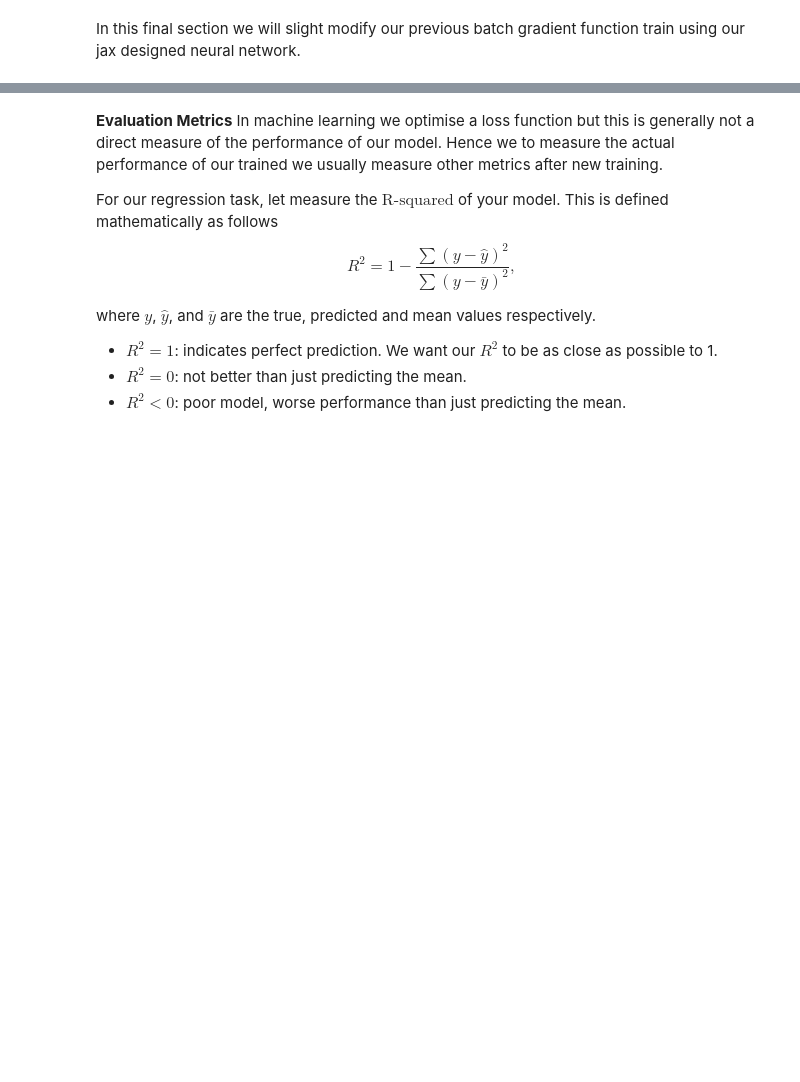
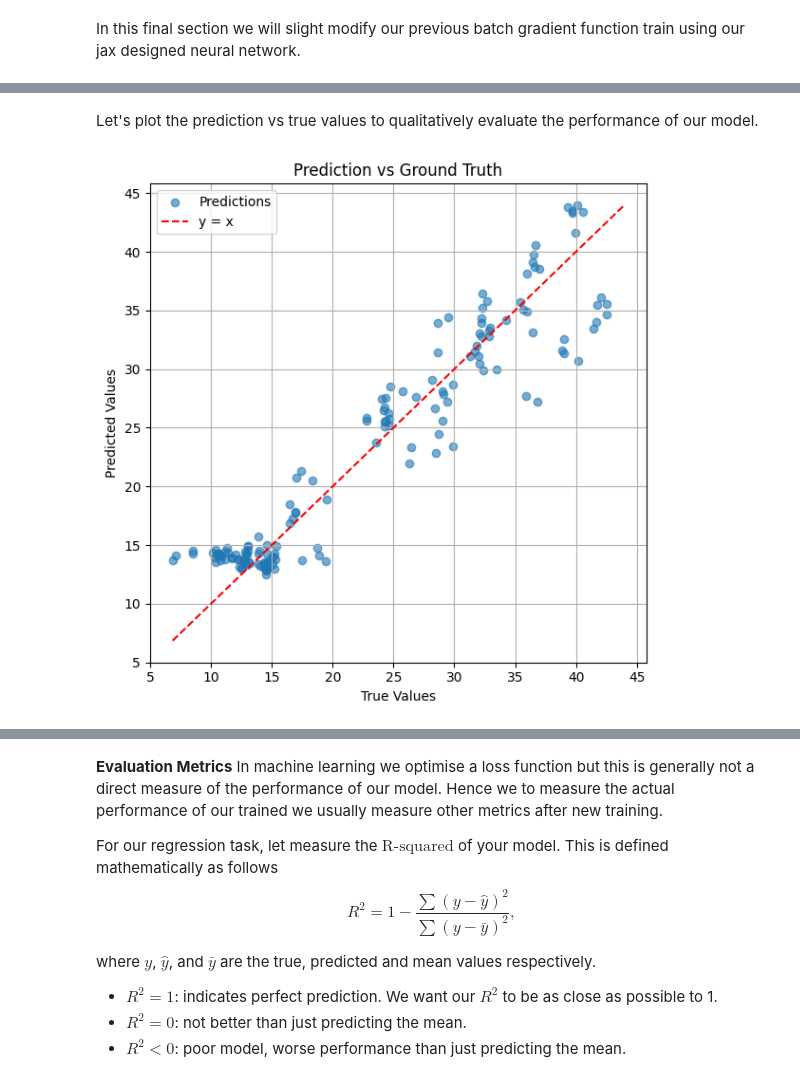
Before and after one commit to deep-learning-indaba/indaba-pracs-2025, a Jupyter notebook: Introduction_to_Deep_Learning.ipynb, the cells around one changed output, grey strips where cells are left out. Saved outputs shown, nothing was run; the diff lists cells and outputs as text; code cells hidden in the pictures; blank space fills up the shorter version.

```diff
--- a/Introduction_to_Deep_Learning.ipynb
+++ b/Introduction_to_Deep_Learning.ipynb
@@ -1563,0 +1558,40 @@ trained_params = batch_gradient_descent(jax_loss_fn, initial_params, training_da
+# %% [markdown]
+Let's plot the prediction vs true values to qualitatively evaluate the performance of our model.
+# %%
+# @title Helper function -- plot predictions
+def plot_predictions(params, data, y_scaler):
+  """Plot the predicted vs true values to qualitatively evaluate our model
+  Args:
+    params:
+      trained model parameters
+    data:
+      tuple (X, y) of the data
+    y_scaler:
+      data preprocessing function to apply inverse transforms
+  """
+
+  X, y_scaled = data
+  y_true = y_scaler.inverse_transform(y_scaled)
+
+  y_pred_scaled = model.apply(params, X)
+  y_pred = y_scaler.inverse_transform(y_pred_scaled)
+
+  plt.figure(figsize=(6, 6))
+  plt.scatter(y_true, y_pred, alpha=0.6, label='Predictions')
+  min_val = min(np.min(y_true), np.min(y_pred))
+  max_val = max(np.max(y_true), np.max(y_pred))
+
+  # Plot the reference line y = x
+  plt.plot([min_val, max_val], [min_val, max_val], color='red', linestyle='--', label='y = x')
+
+  plt.xlabel('True Values')
+  plt.ylabel('Predicted Values')
+  plt.title('Prediction vs Ground Truth')
+  plt.legend()
+  plt.grid(True)
+  plt.tight_layout()
+  plt.show()
+
+plot_predictions(trained_params, val_data, y_scaler)
+# %% [output]
+[figure, added]
```
Also changed, not shown: parts of 6 cells of this notebook.
